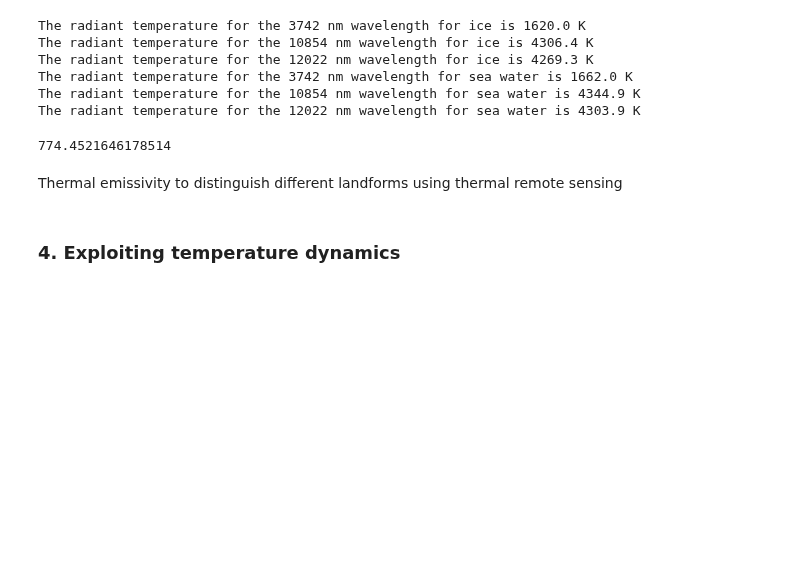
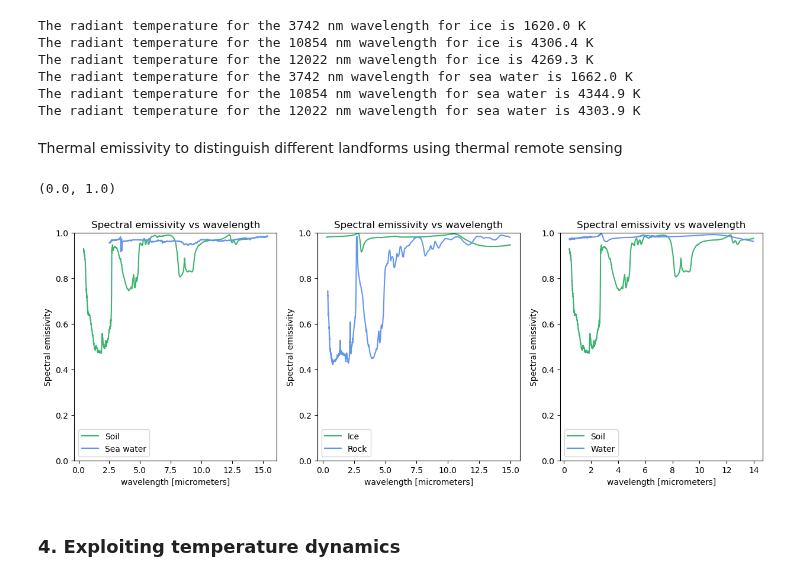
Before and after one commit to debnovalina/PPESO-Practical, a Jupyter notebook: Thermal remote sensing.ipynb, the cells around one changed output. Saved outputs shown, nothing was run; the diff lists cells and outputs as text; code cells hidden in the pictures; blank space fills up the shorter version.

```diff
--- a/Thermal remote sensing.ipynb
+++ b/Thermal remote sensing.ipynb
@@ -239,47 +239,45 @@ The radiant temperature for the 12022 nm wavelength for ice is 4269.3 K
 The radiant temperature for the 3742 nm wavelength for sea water is 1662.0 K
 The radiant temperature for the 10854 nm wavelength for sea water is 4344.9 K
 The radiant temperature for the 12022 nm wavelength for sea water is 4303.9 K
-# %%
-a = 2898 / 3.742
-print (a)
-# %% [output]
-774.4521646178514
 # %% [markdown]
 Thermal emissivity to distinguish different landforms using thermal remote sensing
 # %%
 # Find the spectral emissivity of the landforms
 S_soil=1-soil[:,1]
 S_trees=1-trees[:,1]
 S_ice=1-ice[:,1]
 S_rock=1-rock[:,1]
 S_tapwater=1-tap_water[:,1]
 
 # Plot the results
 fig, axes = plt.subplots(1, 3, figsize=(15, 5))  # 1 row, 3 columns
 
-axes[0].plot(soil[:, 0],S_soil , label=' soil', color='mediumseagreen')
-axes[0].plot(trees[:,0], S_trees, label= 'sea water', color='cornflowerblue')
-axes[0].xlabel('wavelength [micrometers]')
-axes[0].ylabel('Spectral emissivity')
-axes[0].title('Spectral emissivity vs wavelength')
+axes[0].plot(soil[:, 0],S_soil , label='Soil', color='mediumseagreen')
+axes[0].plot(trees[:,0], S_trees, label= 'Sea water', color='cornflowerblue')
+axes[0].set_xlabel('wavelength [micrometers]')
+axes[0].set_ylabel('Spectral emissivity')
+axes[0].set_title('Spectral emissivity vs wavelength')
 axes[0].legend()
-axes[0].ylim (0,1)
+axes[0].set_ylim (0,1)
 
-axes[1].plot(ice[:, 0],S_ice , label=' ice', color='mediumseagreen')
-axes[1].plot(sea_water[:,0], S_sea_water, label= 'sea water', color='cornflowerblue')
-axes[1].xlabel('wavelength [micrometers]')
-axes[1].ylabel('Spectral emissivity')
-axes[1].title('Spectral emissivity vs wavelength')
+axes[1].plot(ice[:, 0],S_ice , label='Ice', color='mediumseagreen')
+axes[1].plot(rock[:,0], S_rock, label= 'Rock', color='cornflowerblue')
+axes[1].set_xlabel('wavelength [micrometers]')
+axes[1].set_ylabel('Spectral emissivity')
+axes[1].set_title('Spectral emissivity vs wavelength')
 axes[1].legend()
-axes[1].ylim (0,1)
+axes[1].set_ylim (0,1)
 
-axes[2].plot(ice[:, 0],S_ice , label=' ice', color='mediumseagreen')
-axes[2].plot(sea_water[:,0], S_sea_water, label= 'sea water', color='cornflowerblue')
-axes[2].xlabel('wavelength [micrometers]')
-axes[2].ylabel('Spectral emissivity')
-axes[2].title('Spectral emissivity vs wavelength')
+axes[2].plot(soil[:, 0], S_soil, label='Soil', color='mediumseagreen')
+axes[2].plot(tap_water[:,0], S_tap_water, label= 'Water', color='cornflowerblue')
+axes[2].set_xlabel('wavelength [micrometers]')
+axes[2].set_ylabel('Spectral emissivity')
+axes[2].set_title('Spectral emissivity vs wavelength')
 axes[2].legend()
-axes[2].ylim (0,1)
+axes[2].set_ylim (0,1)
+# %% [output]
+(0.0, 1.0)
+[figure, added]
 # %% [markdown]
 ### 4. Exploiting temperature dynamics
 # %%
```
